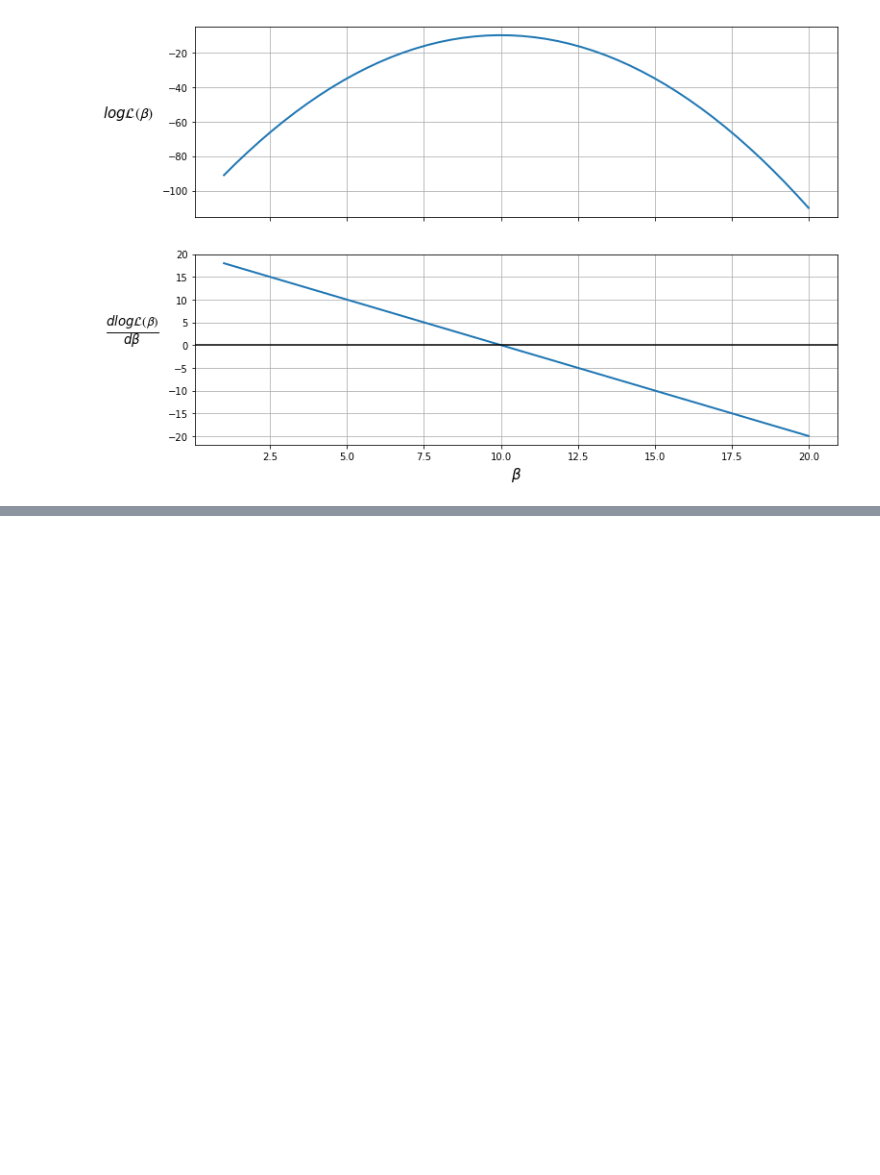
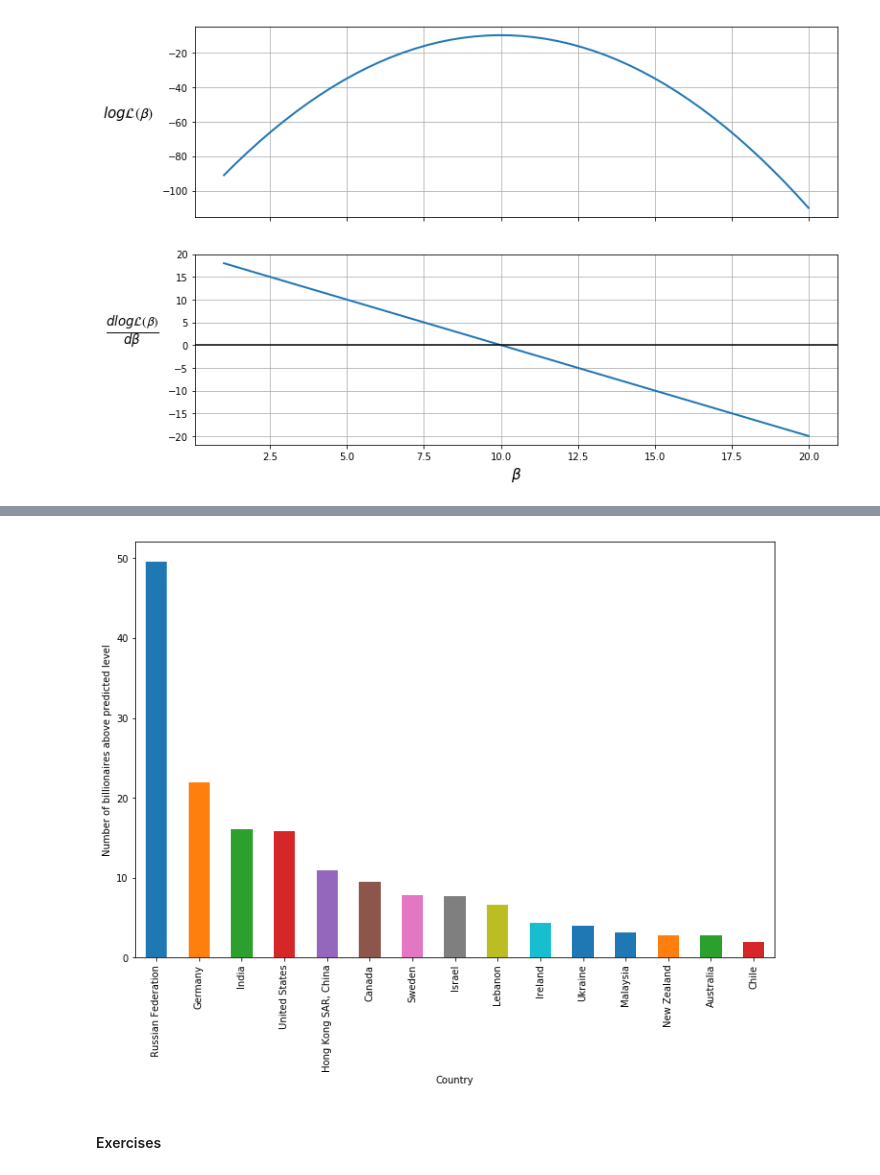
Before and after one commit to PanPip/QuantEcon_Tasks, a Jupyter notebook: Data_and_empirics.ipynb, the cells around one changed output, grey strips where cells are left out. Cells and saved outputs as stored; diff of their text form; code cells hidden in the pictures; blank space fills up the shorter version.

```diff
--- a/Data_and_empirics.ipynb
+++ b/Data_and_empirics.ipynb
@@ -1456,0 +1601,15 @@ class PoissonRegression:
+# %%
+# Back to the data - creating the datasets
+
+# Keep only year 2008
+df = df[df['year'] == 2008]
+
+# Add a constant
+df['const'] = 1
+
+# Variable sets
+reg1 = ['const', 'lngdppc', 'lnpop', 'gattwto08']
+reg2 = ['const', 'lngdppc', 'lnpop',
+        'gattwto08', 'lnmcap08', 'rintr', 'topint08']
+reg3 = ['const', 'lngdppc', 'lnpop', 'gattwto08', 'lnmcap08',
+        'rintr', 'topint08', 'nrrents', 'roflaw']
@@ -1456,0 +1722,25 @@ class PoissonRegression:
+# %%
+# Difference between predicted and actual
+
+data = ['const', 'lngdppc', 'lnpop', 'gattwto08', 'lnmcap08', 'rintr',
+        'topint08', 'nrrents', 'roflaw', 'numbil0', 'country']
+results_df = df[data].dropna()
+
+# Use last model (model 3)
+results_df['prediction'] = results[-1].predict()
+
+# Calculate difference
+results_df['difference'] = results_df['numbil0'] - results_df['prediction']
+
+# Sort in descending order
+results_df.sort_values('difference', ascending=False, inplace=True)
+
+# Plot the first 15 data points
+results_df[:15].plot('country', 'difference', kind='bar', figsize=(12,8), legend=False)
+plt.ylabel('Number of billionaires above predicted level')
+plt.xlabel('Country')
+plt.show()
+# %% [output]
+[figure, added]
+# %% [markdown]
+#### Exercises
```
Also changed, not shown: parts of 12 cells of this notebook, 2 other files.
